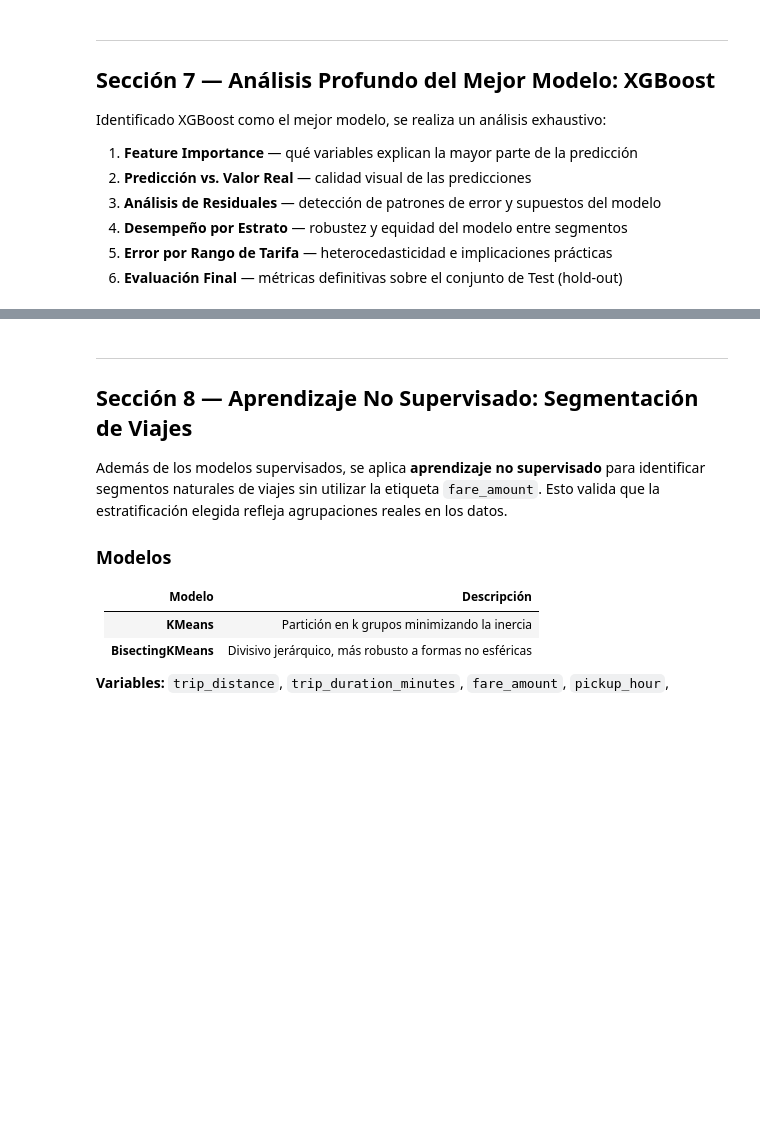
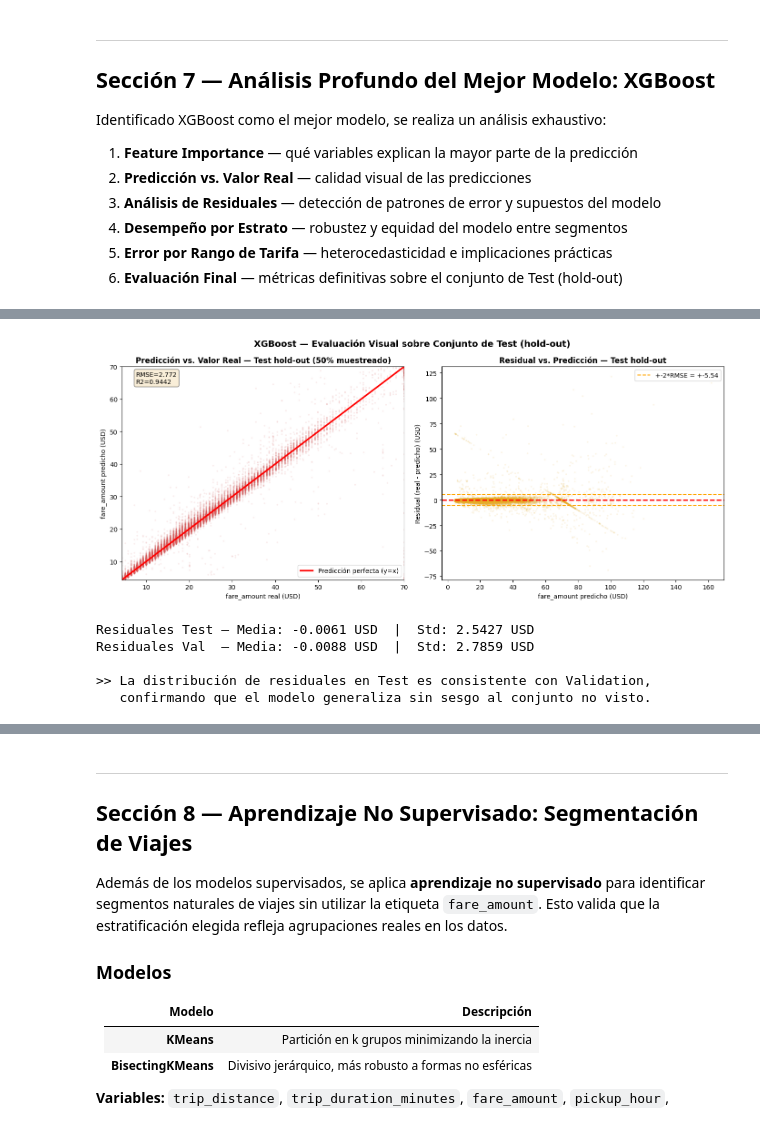
Before and after one commit to ArielAlvarezWAI87/BigData, a Jupyter notebook: Actividad6/Equipo8_final_v1.ipynb, the cells around one changed output, grey strips where cells are left out. Saved outputs shown, nothing was run; the diff lists cells and outputs as text; code cells hidden in the pictures; blank space fills up the shorter version.

```diff
--- a/Actividad6/Equipo8_final_v1.ipynb
+++ b/Actividad6/Equipo8_final_v1.ipynb
@@ -1786,6 +1806,74 @@ Delta R²   (Test - Validation) : -0.0100
 
 >> El modelo generaliza correctamente: diferencia Test-Validation < 0.5 USD RMSE.
    No hay evidencia de sobreajuste al conjunto de validación.
+# %%
+# 7.8b Visualización de predicciones — Conjunto de Test (hold-out)
+preds_test_pd = (
+    preds_test_xgb.select(TARGET, 'prediction')
+    .sample(False, 0.50, seed=SEED)
+    .toPandas()
+)
+preds_test_pd['residual'] = preds_test_pd[TARGET] - preds_test_pd['prediction']
+
+lim_max_t = min(preds_test_pd[TARGET].quantile(0.99),
+                preds_test_pd['prediction'].quantile(0.99))
+lim_min_t = max(0, preds_test_pd[TARGET].quantile(0.01))
+
+fig, axes = plt.subplots(1, 2, figsize=(14, 6))
+
+# Scatter predicción vs real — Test
+axes[0].scatter(preds_test_pd[TARGET], preds_test_pd['prediction'],
+                alpha=0.08, s=3, color='#d65f5f')
+axes[0].plot([lim_min_t, lim_max_t], [lim_min_t, lim_max_t],
+             'r-', linewidth=2.5, label='Predicción perfecta (y=x)')
+axes[0].set_xlim(lim_min_t, lim_max_t)
+axes[0].set_ylim(lim_min_t, lim_max_t)
+axes[0].set_xlabel('fare_amount real (USD)')
+axes[0].set_ylabel('fare_amount predicho (USD)')
+axes[0].set_title('Predicción vs. Valor Real — Test hold-out (50% muestreado)', fontweight='bold')
+axes[0].legend()
+test_rmse_str = 'RMSE={:.3f}'.format(metrics_test['rmse'])
+test_r2_str   = 'R2={:.4f}'.format(metrics_test['r2'])
+axes[0].text(
+    0.05, 0.92, test_rmse_str + chr(10) + test_r2_str,
+    transform=axes[0].transAxes, fontsize=10,
+    bbox=dict(boxstyle='round', facecolor='wheat', alpha=0.5),
+)
+
+# Residuales vs predicción — Test
+axes[1].scatter(preds_test_pd['prediction'], preds_test_pd['residual'],
+                alpha=0.08, s=3, color='#e6ac27')
+axes[1].axhline(0, color='red', linewidth=2, linestyle='--')
+rmse_band = 2 * metrics_test['rmse']
+axes[1].axhline(+rmse_band, color='orange', linewidth=1.5, linestyle='--',
+                label='+-2*RMSE = +-{:.2f}'.format(rmse_band))
+axes[1].axhline(-rmse_band, color='orange', linewidth=1.5, linestyle='--')
+axes[1].set_xlabel('fare_amount predicho (USD)')
+axes[1].set_ylabel('Residual (real - predicho) (USD)')
+axes[1].set_title('Residual vs. Predicción — Test hold-out', fontweight='bold')
+axes[1].legend()
+
+plt.suptitle('XGBoost — Evaluación Visual sobre Conjunto de Test (hold-out)',
+             fontsize=14, fontweight='bold')
+plt.tight_layout()
+plt.show()
+
+mu_test  = preds_test_pd['residual'].mean()
+std_test = preds_test_pd['residual'].std()
+print('Residuales Test — Media: {:.4f} USD  |  Std: {:.4f} USD'.format(mu_test, std_test))
+mu_val  = preds_xgb_pd['residual'].mean()
+std_val = preds_xgb_pd['residual'].std()
+print('Residuales Val  — Media: {:.4f} USD  |  Std: {:.4f} USD'.format(mu_val, std_val))
+print()
+print('>> La distribución de residuales en Test es consistente con Validation,')
+print('   confirmando que el modelo generaliza sin sesgo al conjunto no visto.')
+# %% [output]
+[figure, added]
+Residuales Test — Media: -0.0061 USD  |  Std: 2.5427 USD
+Residuales Val  — Media: -0.0088 USD  |  Std: 2.7859 USD
+
+>> La distribución de residuales en Test es consistente con Validation,
+   confirmando que el modelo generaliza sin sesgo al conjunto no visto.
 # %%
 # 7.9 Comparación final Train / Validation / Test
 preds_train_xgb = model_xgb.transform(train_ml.sample(False, 0.1, seed=SEED))
```
Also changed, not shown: parts of 25 cells of this notebook.
